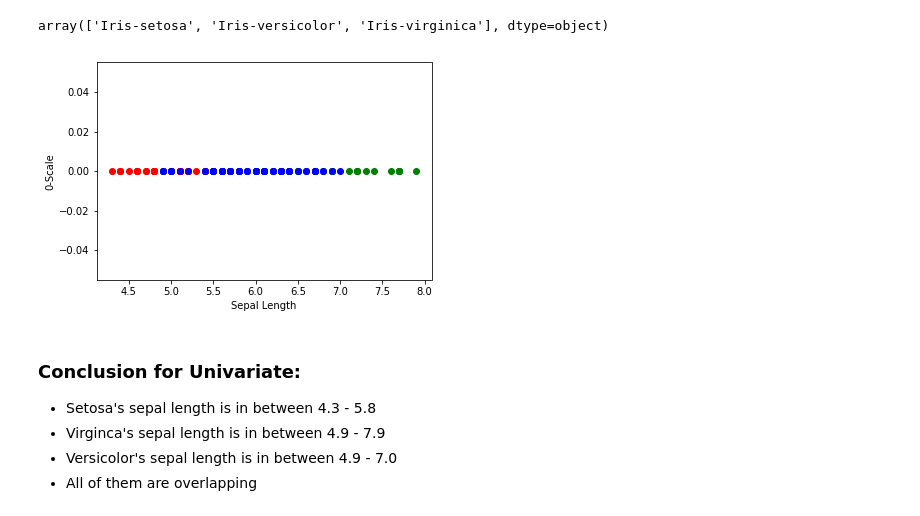
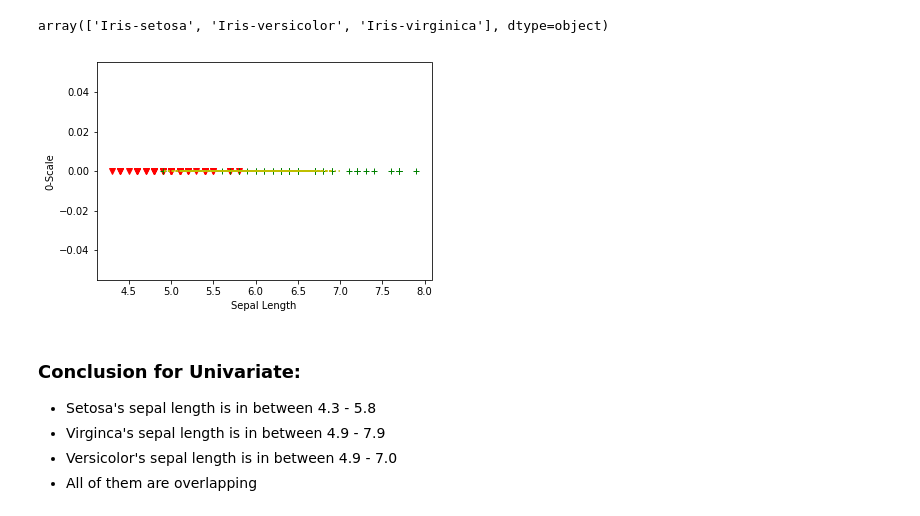
Before and after one commit to ramsha275/ML, a Jupyter notebook: 1) Uni, Bi, and Multi Variate.ipynb, the cells around one changed output. Cells and saved outputs as stored; diff of their text form; code cells hidden in the pictures.

```diff
--- a/1) Uni, Bi, and Multi Variate.ipynb
+++ b/1) Uni, Bi, and Multi Variate.ipynb
@@ -30,15 +30,15 @@ viriginca = df[df.species == 'Iris-virginica']
 versicolor = df[df.species == 'Iris-versicolor']
 # %%
 # The 'o' will make dotss bigger
-plt.plot(setosa['sepal_length'] , np.zeros_like(setosa['sepal_length']) ,'o', color='red')
-plt.plot(viriginca['sepal_length'] , np.zeros_like(viriginca['sepal_length']) ,'o', color='green' )
-plt.plot(versicolor['sepal_length'] , np.zeros_like(versicolor['sepal_length']) ,'o' , color='blue')
+plt.plot(setosa['sepal_length'] , np.zeros_like(setosa['sepal_length']) ,'v', color='red')
+plt.plot(viriginca['sepal_length'] , np.zeros_like(viriginca['sepal_length']) ,'+', color='green' )
+plt.plot(versicolor['sepal_length'] , np.zeros_like(versicolor['sepal_length']) ,':' , color='y')
 
 plt.xlabel("Sepal Length")
 plt.ylabel("0-Scale")
 plt.show()
 # %% [output]
-[figure, old version]
+[figure, new version]
 # %% [markdown]
 ### Conclusion  for Univariate:
 - Setosa's sepal length is in between 4.3 - 5.8
```
